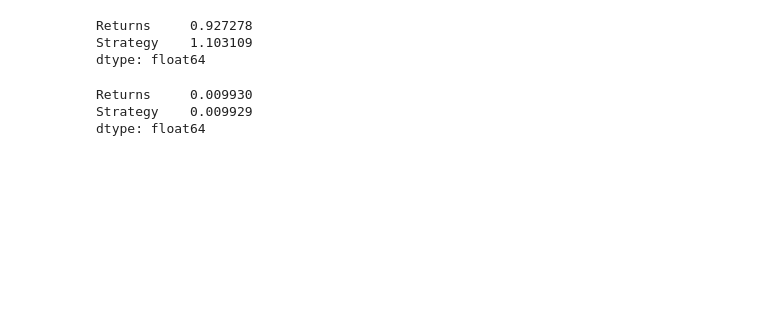
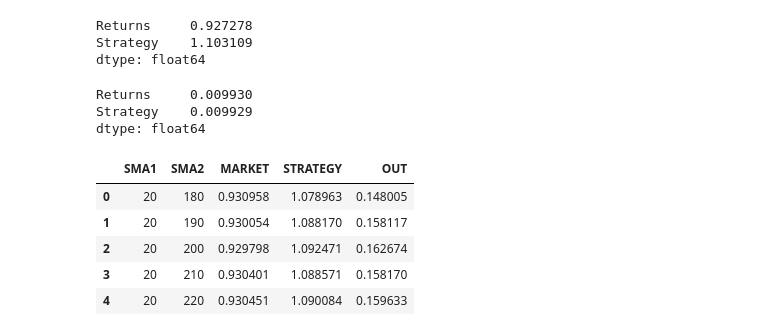
Before and after one commit to read-my-name/python-algorithms-challenges, a Jupyter notebook: python-for-finance/trade_strategy.ipynb, the cells around one changed output. Drawn from its saved outputs; the diff is of its cells as text; code cells hidden in the pictures; blank space fills up the shorter version.

```diff
--- a/python-for-finance/trade_strategy.ipynb
+++ b/python-for-finance/trade_strategy.ipynb
@@ -145,9 +145,11 @@ np.exp(df[['Returns', 'Strategy']].sum()) # Absolute performance
 Returns     0.927278
 Strategy    1.103109
 dtype: float64
-# %%
-df[['Returns', 'Strategy']].std() * 252 ** 0.5 # Annualized volatility
-# %% [output]
-Returns     0.009930
-Strategy    0.009929
-dtype: float64
+# %%
+# The factor 252 ** 0.5 is used to annualize the standard deviation,
+# assuming there are 252 trading days in a year.
+df[['Returns', 'Strategy']].std() * 252 ** 0.5 # Annualized volatility (standard deviation)
+# %% [output]
+Returns     0.009930
+Strategy    0.009929
+dtype: float64
@@ -153,0 +159,50 @@ dtype: float64
+# %%
+from itertools import product
+
+# Initialize an empty list to store results
+results_list = []
+
+# Iterate over the product of sma1_range and sma2_range
+for SMA1, SMA2 in product(sma1_range, sma2_range):
+    data = df.copy()
+
+    # Calculate log returns
+    data['Returns'] = np.log(data['Close'] / data['Close'].shift(1))
+
+    # Calculate moving averages
+    data[f'SMA{SMA1}'] = data['Close'].rolling(SMA1).mean()
+    data[f'SMA{SMA2}'] = data['Close'].rolling(SMA2).mean()
+
+    # Drop NaNs introduced by rolling window
+    data.dropna(inplace=True)
+
+    # Generate trading positions: 1 if SMA1 > SMA2 else -1
+    data['Position'] = np.where(data[f'SMA{SMA1}'] > data[f'SMA{SMA2}'], 1, -1)
+
+    # Shift positions by 1 to align with returns
+    data['Strategy'] = data['Position'].shift(1) * data['Returns']
+
+    # Drop any NaNs introduced by the shift operation
+    data.dropna(inplace=True)
+
+    # Calculate cumulative performance
+    perf = np.exp(data[['Returns', 'Strategy']].sum())
+
+    # Append the performance results to the results list
+    results_list.append({
+        'SMA1': SMA1,
+        'SMA2': SMA2,
+        'MARKET': perf['Returns'],
+        'STRATEGY': perf['Strategy'],
+        'OUT': perf['Strategy'] - perf['Returns']
+    })
+# %%
+results = pd.DataFrame(results_list) # Create a DataFrame from the results list
+results.head()
+# %% [output]
+|  | SMA1 | SMA2 | MARKET | STRATEGY | OUT |
+| 0 | 20 | 180 | 0.930958 | 1.078963 | 0.148005 |
+| 1 | 20 | 190 | 0.930054 | 1.088170 | 0.158117 |
+| 2 | 20 | 200 | 0.929798 | 1.092471 | 0.162674 |
+| 3 | 20 | 210 | 0.930401 | 1.088571 | 0.158170 |
+| 4 | 20 | 220 | 0.930451 | 1.090084 | 0.159633 |
```
Also changed, not shown: parts of 6 cells of this notebook.
